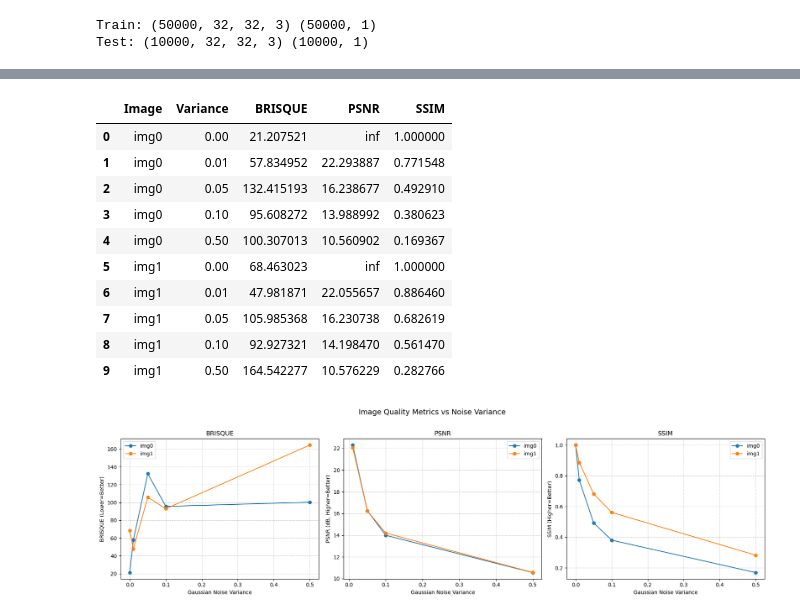
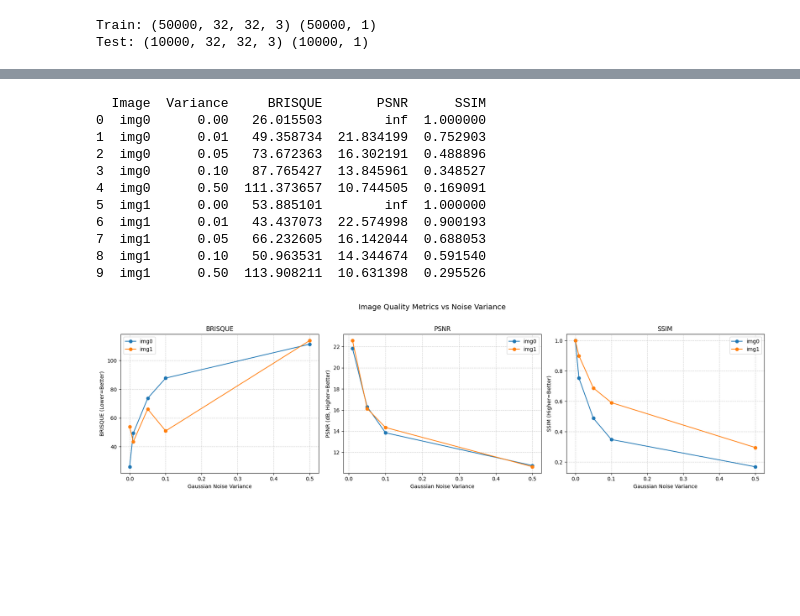
Before and after one commit to Villinger1999/Bachelor, a Jupyter notebook: brisque_assesment.ipynb, the cells around one changed output, grey strips where cells are left out. Saved outputs shown, nothing was run; the diff lists cells and outputs as text; code cells hidden in the pictures; blank space fills up the shorter version.

Commit message:
image assesment notebook (has to be changed to python document)

```diff
--- a/brisque_assesment.ipynb
+++ b/brisque_assesment.ipynb
@@ -63,11 +60,12 @@ show_noisy_grid(df[df["Image"] == "img1"].to_dict("records"), "Image 1")
 import pandas as pd
 import matplotlib.pyplot as plt
 import cv2
-from brisque import BRISQUE
+import pyiqa
+from PIL import Image
 from skimage.metrics import peak_signal_noise_ratio as psnr, structural_similarity as ssim
 
-# Create BRISQUE object
-brisque = BRISQUE()
+# Load BRISQUE model
+model = pyiqa.create_metric('brisque', device='cpu')
 
 path = 'C:/Users/nunni/OneDrive/Skrivebord/Bachelor/Bachelor/'
 
@@ -75,24 +73,22 @@ path = 'C:/Users/nunni/OneDrive/Skrivebord/Bachelor/Bachelor/'
 var = ['noisy0_0.jpg', 'noisy0_0.01.jpg', 'noisy0_0.05.jpg', 'noisy0_0.1.jpg', 'noisy0_0.5.jpg']
 var1 = ['noisy1_0.jpg', 'noisy1_0.01.jpg', 'noisy1_0.05.jpg', 'noisy1_0.1.jpg', 'noisy1_0.5.jpg']
 
-# Ground truth reference images (make sure they are 8-bit for PSNR/SSIM)
-ref0 = cv2.imread(path + var[0])  # BGR by default
-ref0 = cv2.cvtColor(ref0, cv2.COLOR_BGR2RGB)  # convert to RGB to match reference
-ref1 = cv2.imread(path + var1[0])  # BGR by default
-ref1 = cv2.cvtColor(ref1, cv2.COLOR_BGR2RGB)  # convert to RGB to match reference
+# Reference images
+ref0 = cv2.cvtColor(cv2.imread(path + var[0]), cv2.COLOR_BGR2RGB)
+ref1 = cv2.cvtColor(cv2.imread(path + var1[0]), cv2.COLOR_BGR2RGB)
 
 results = []
 
 def evaluate_set(file_list, ref_img, img_id):
     for fname in file_list:
-        noisy = cv2.imread(path + fname)  # BGR by default
-        noisy = cv2.cvtColor(noisy, cv2.COLOR_BGR2RGB)  # convert to RGB to match reference
+        noisy = cv2.cvtColor(cv2.imread(path + fname), cv2.COLOR_BGR2RGB)
 
         # Extract variance from filename
         variance = float(fname.split("_")[-1].replace(".jpg", ""))
 
-        # BRISQUE score
-        b_score = brisque.score(noisy)
+        # BRISQUE (via PIL image)
+        noisy_pil = Image.fromarray(noisy)
+        b_score = model(noisy_pil).item()
 
         # PSNR
         p_score = psnr(ref_img, noisy, data_range=255)
@@ -106,45 +102,45 @@ def evaluate_set(file_list, ref_img, img_id):
             "BRISQUE": b_score,
             "PSNR": p_score,
             "SSIM": s_score
         })
 
 # Run evaluations
 evaluate_set(var, ref0, "img0")
 evaluate_set(var1, ref1, "img1")
 
 # DataFrame
 df_metrics = pd.DataFrame(results).sort_values(by=["Image", "Variance"])
+print(df_metrics)
 
-display(df_metrics)
-
-# Plot: BRISQUE, PSNR, SSIM vs variance
+# Plot
 fig, axes = plt.subplots(1, 3, figsize=(18, 5))
 
 metrics = ["BRISQUE", "PSNR", "SSIM"]
 ylabels = ["BRISQUE (Lower=Better)", "PSNR (dB, Higher=Better)", "SSIM (Higher=Better)"]
 
 for ax, metric, ylabel in zip(axes, metrics, ylabels):
     for img_id, group in df_metrics.groupby("Image"):
         ax.plot(group["Variance"], group[metric], marker="o", label=img_id)
     ax.set_title(metric)
     ax.set_xlabel("Gaussian Noise Variance")
     ax.set_ylabel(ylabel)
     ax.grid(True, linestyle="--", alpha=0.6)
     ax.legend()
 
 plt.suptitle("Image Quality Metrics vs Noise Variance", fontsize=14, y=1.02)
 plt.tight_layout()
+plt.savefig("results3.png", dpi=150)
 plt.show()
 # %% [output]
-|  | Image | Variance | BRISQUE | PSNR | SSIM |
-| 0 | img0 | 0.00 | 21.207521 | inf | 1.000000 |
-| 1 | img0 | 0.01 | 57.834952 | 22.293887 | 0.771548 |
-| 2 | img0 | 0.05 | 132.415193 | 16.238677 | 0.492910 |
-| 3 | img0 | 0.10 | 95.608272 | 13.988992 | 0.380623 |
-| 4 | img0 | 0.50 | 100.307013 | 10.560902 | 0.169367 |
-| 5 | img1 | 0.00 | 68.463023 | inf | 1.000000 |
-| 6 | img1 | 0.01 | 47.981871 | 22.055657 | 0.886460 |
-| 7 | img1 | 0.05 | 105.985368 | 16.230738 | 0.682619 |
-| 8 | img1 | 0.10 | 92.927321 | 14.198470 | 0.561470 |
-| 9 | img1 | 0.50 | 164.542277 | 10.576229 | 0.282766 |
+  Image  Variance     BRISQUE       PSNR      SSIM
+0  img0      0.00   26.015503        inf  1.000000
+1  img0      0.01   49.358734  21.834199  0.752903
+2  img0      0.05   73.672363  16.302191  0.488896
+3  img0      0.10   87.765427  13.845961  0.348527
+4  img0      0.50  111.373657  10.744505  0.169091
+5  img1      0.00   53.885101        inf  1.000000
+6  img1      0.01   43.437073  22.574998  0.900193
+7  img1      0.05   66.232605  16.142044  0.688053
+8  img1      0.10   50.963531  14.344674  0.591540
+9  img1      0.50  113.908211  10.631398  0.295526
-[figure, old version]
+[figure, new version]
```
Also changed, not shown: parts of 7 cells of this notebook, 15 other files.
